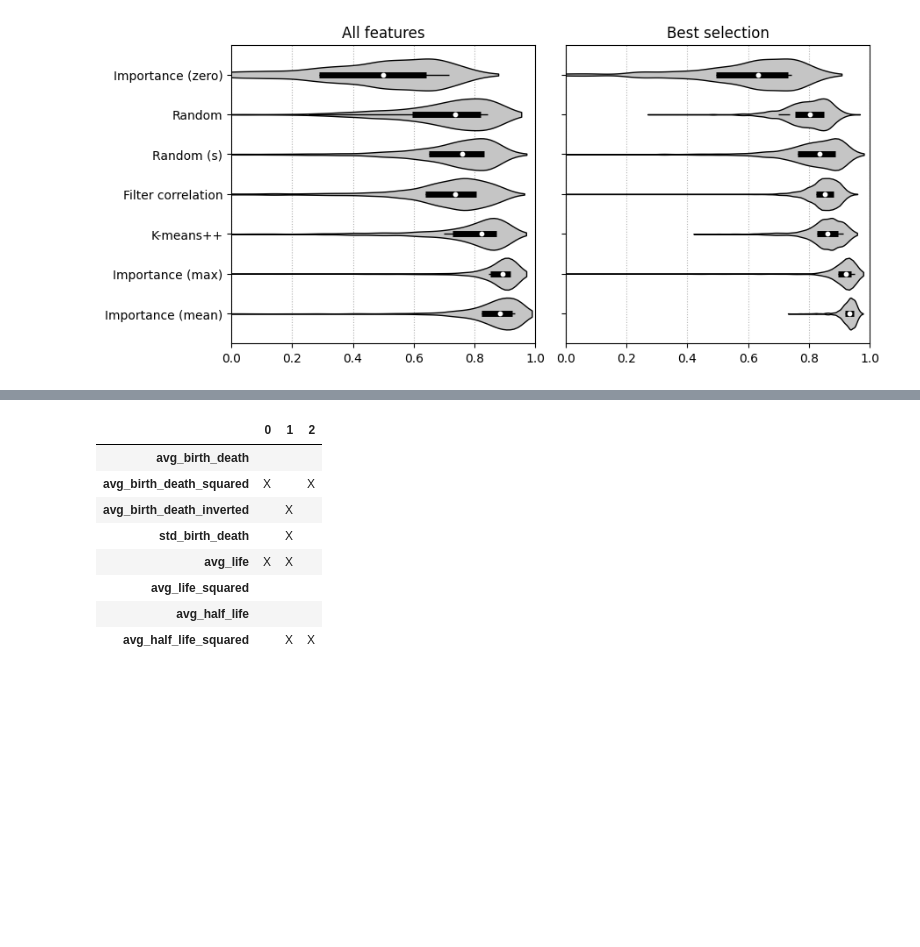
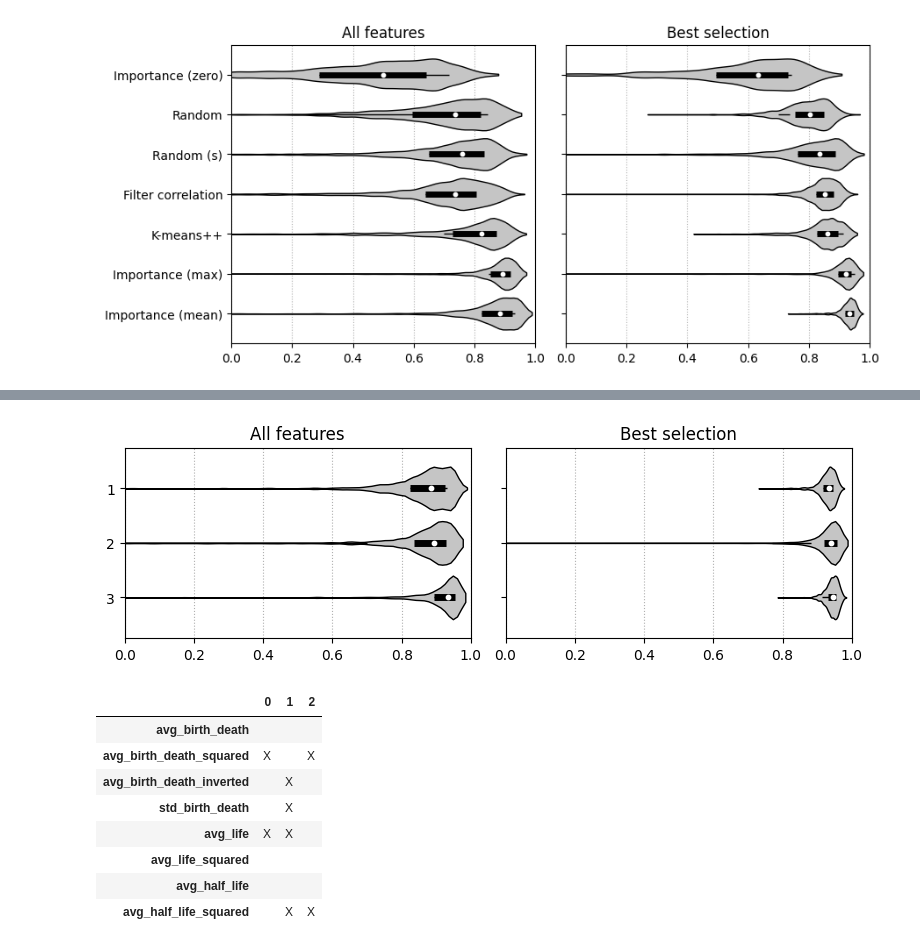
Before and after one commit to carpelli/tfm, a Jupyter notebook: tfm/notebooks/regression.ipynb, the cells around one changed output, grey strips where cells are left out. Cells and saved outputs as stored; diff of their text form; code cells hidden in the pictures; blank space fills up the shorter version.

Commit message:
more notebook stuff

```diff
--- a/tfm/notebooks/regression.ipynb
+++ b/tfm/notebooks/regression.ipynb
@@ -192,10 +204,7 @@ np.median(-results, axis=2).max(axis=1).argsort()
 # %% [output]
 array([5, 6, 1, 0, 2, 3, 4])
 # %%
-def violin(results, samplers=None, figsize=(8,4), sort=True):
-    def bw(x):
-        return 0.015/x.dataset.std()
-
+def violin(results, samplers=None, figsize=(8,4), sort=True, bw_factor=[1, 1]):
     if samplers is not None:
         labels = [names.samplers[s] for s in samplers]
     else:
@@ -220,7 +229,7 @@ def violin(results, samplers=None, figsize=(8,4), sort=True):
     fig, axs = plt.subplots(1, 2, figsize=figsize, sharey=True)
     fig.tight_layout()
     types = {'All features': extract_all, 'Best selection': extract_best}
-    for ax, (title, extract) in zip(axs, types.items()):
+    for i, (ax, (title, extract)) in enumerate(zip(axs, types.items())):
         dists = np.array([extract(r) for r in results])
         # plot violin plot
         ax.set_title(title)
@@ -229,7 +238,7 @@ def violin(results, samplers=None, figsize=(8,4), sort=True):
         ax.set_axisbelow(True)
 
         parts = ax.violinplot(np.clip(dists, -0.2, 1).T, showmeans=False, showmedians=False,
-                              showextrema=False, vert=False, widths=0.8, bw_method=0.15)
+                              showextrema=False, vert=False, widths=0.8, bw_method=bw_factor[i]*0.15)
         ax.set_yticks(np.arange(1, len(labels) + 1), labels=labels)
         ax.set_ylim(0.25, len(labels) + 0.75)
 
@@ -428,3 +479,8 @@ plt.show()
+# %%
+violin(results_avg, bw_factor=[0.4, 1], figsize=(8, 2.5), sort=False)
+plt.savefig('notebooks/out/figures/task2_violin_avgimp.pdf', bbox_inches='tight')
+# %% [output]
+[figure, added]
 # %%
 best_selection_table(results_avg)
 # %% [output]
```
Also changed, not shown: parts of 25 cells of this notebook, 7 other files.
